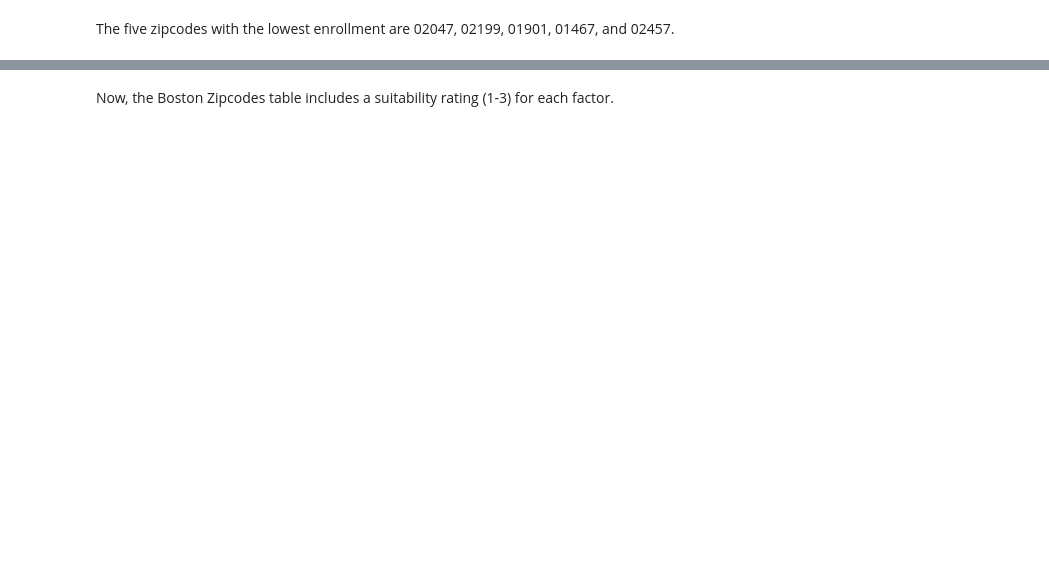
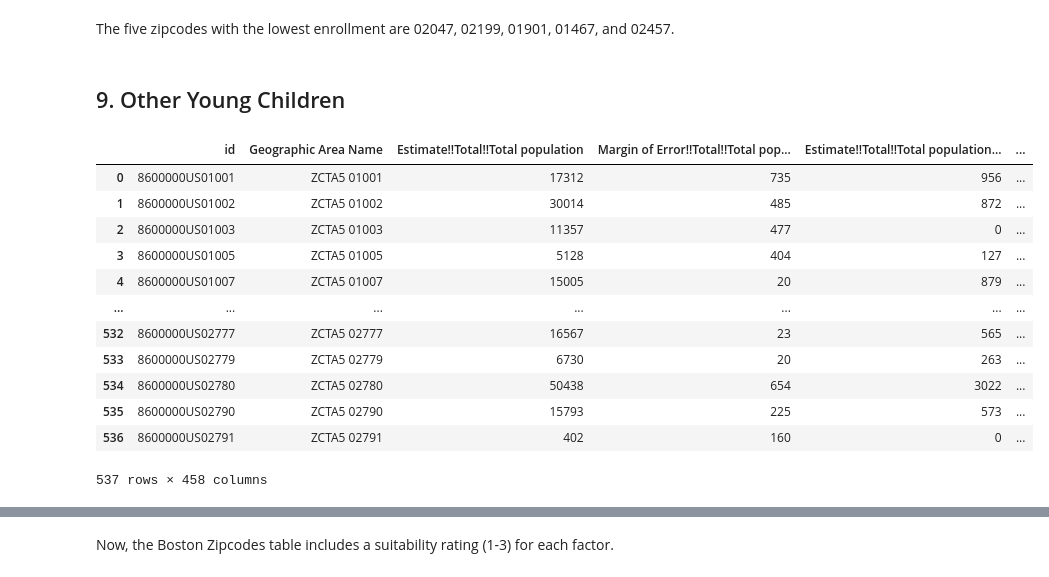
Before and after one commit to oreade01/UEP239_Final_Project, a Jupyter notebook: suitability.ipynb, the cells around one changed output, grey strips where cells are left out. Cells and saved outputs as stored; diff of their text form; code cells hidden in the pictures; blank space fills up the shorter version.

Commit message:
Added age/sex data

```diff
--- a/suitability.ipynb
+++ b/suitability.ipynb
@@ -560,2 +276,22 @@ head_enrolled.tail()
 # %% [markdown]
 The five zipcodes with the lowest enrollment are 02047, 02199, 01901, 01467, and 02457.
+# %% [markdown]
+## 9. Other Young Children
+# %%
+children = pd.read_csv('data/age_sex/age_sex.csv', header=1)
+# %%
+children
+# %% [output]
+|  | id | Geographic Area Name | Estimate!!Total!!Total population | Margin of Error!!Total!!Total pop... | Estimate!!Total!!Total population... | ... |
+| 0 | 8600000US01001 | ZCTA5 01001 | 17312 | 735 | 956 | ... |
+| 1 | 8600000US01002 | ZCTA5 01002 | 30014 | 485 | 872 | ... |
+| 2 | 8600000US01003 | ZCTA5 01003 | 11357 | 477 | 0 | ... |
+| 3 | 8600000US01005 | ZCTA5 01005 | 5128 | 404 | 127 | ... |
+| 4 | 8600000US01007 | ZCTA5 01007 | 15005 | 20 | 879 | ... |
+| ... | ... | ... | ... | ... | ... | ... |
+| 532 | 8600000US02777 | ZCTA5 02777 | 16567 | 23 | 565 | ... |
+| 533 | 8600000US02779 | ZCTA5 02779 | 6730 | 20 | 263 | ... |
+| 534 | 8600000US02780 | ZCTA5 02780 | 50438 | 654 | 3022 | ... |
+| 535 | 8600000US02790 | ZCTA5 02790 | 15793 | 225 | 573 | ... |
+| 536 | 8600000US02791 | ZCTA5 02791 | 402 | 160 | 0 | ... |
+537 rows × 458 columns
```
Also changed, not shown: parts of 74 cells of this notebook, 7 other files.
